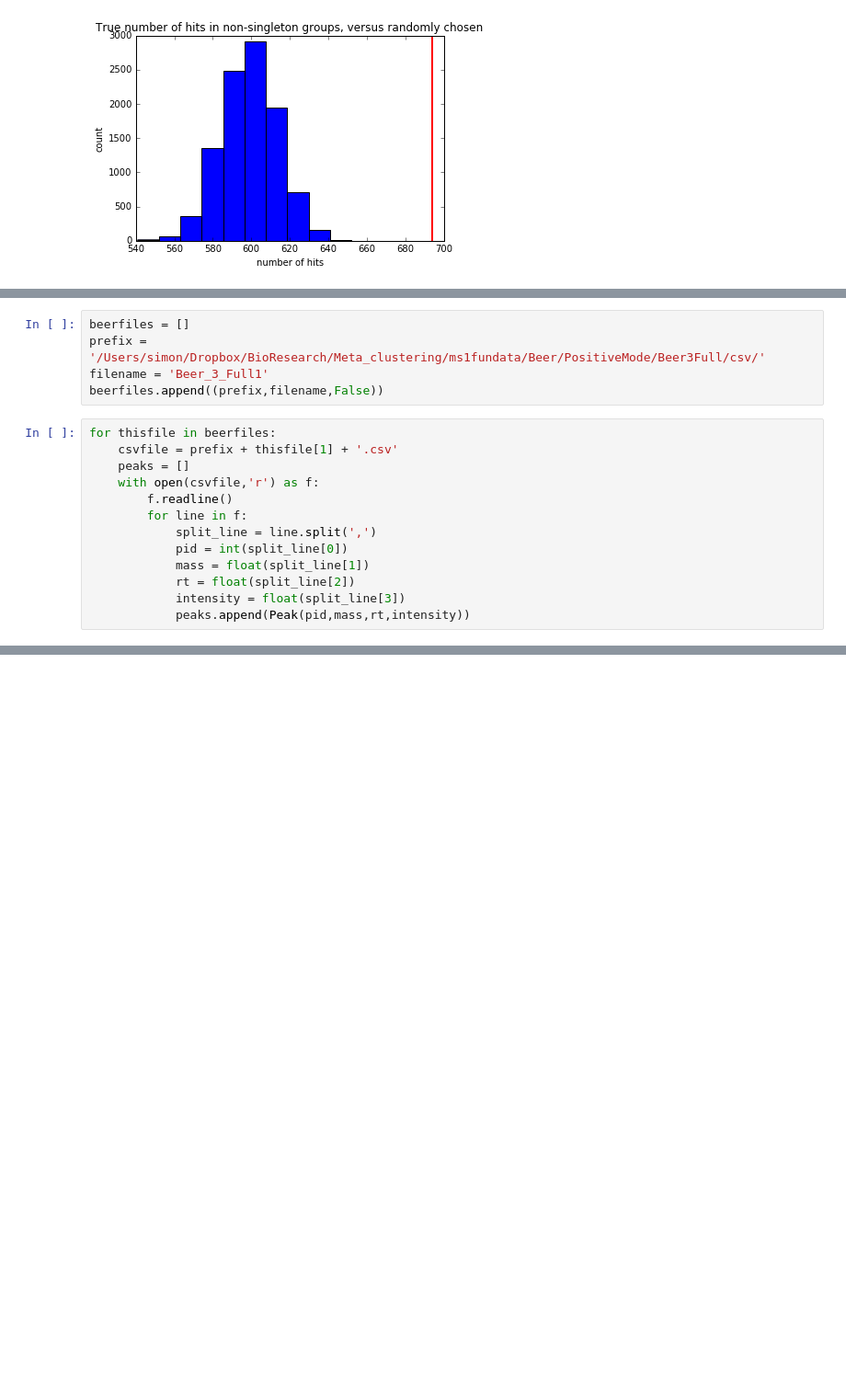
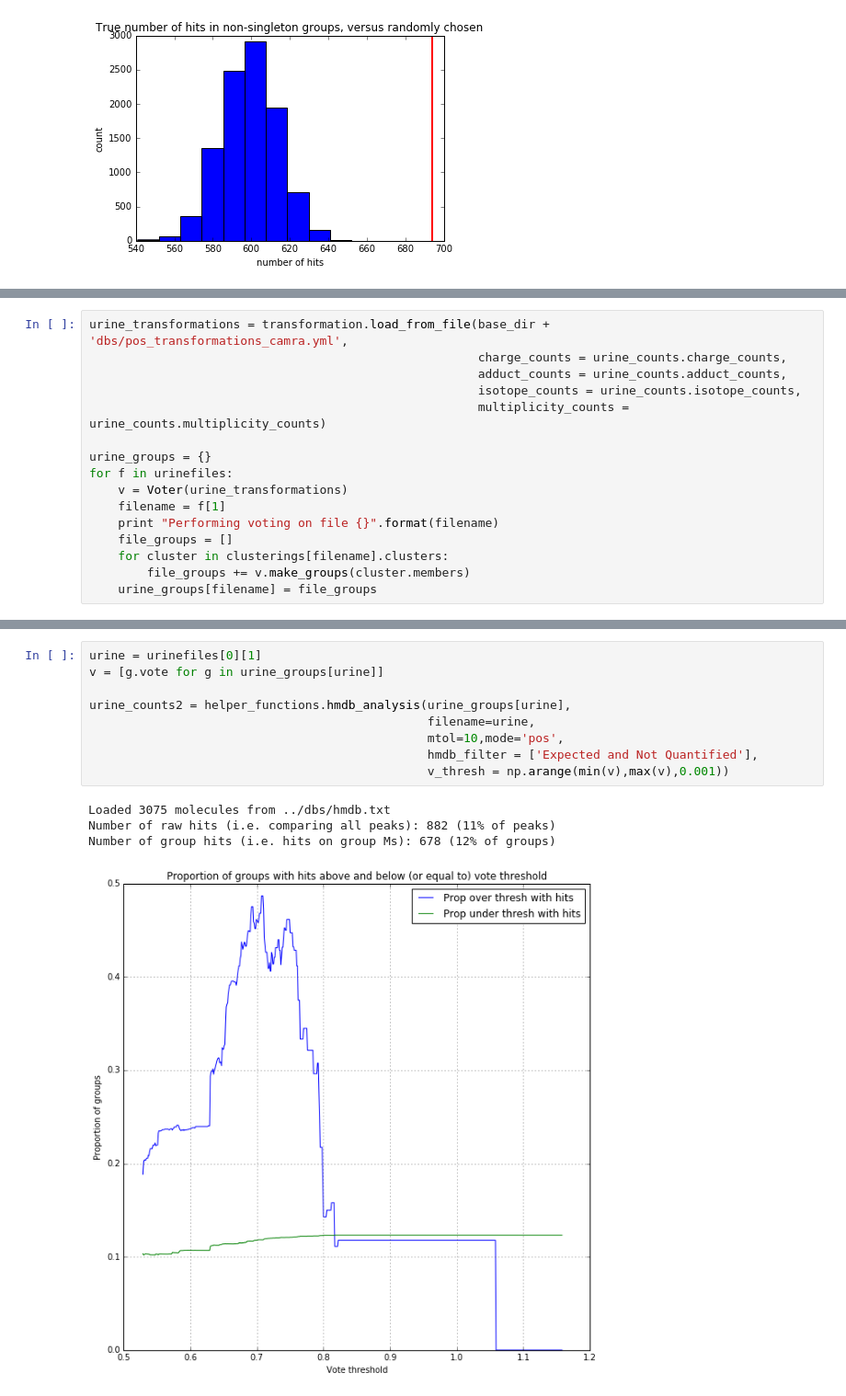
Before and after one commit to sdrogers/ms1fun, a Jupyter notebook: notebooks/reverse_script.ipynb, the cells around one changed output, grey strips where cells are left out. Shown: that part at 92% size. Cells and saved outputs as stored; diff of their text form; blank space fills up the shorter version.

```diff
--- a/notebooks/reverse_script.ipynb
+++ b/notebooks/reverse_script.ipynb
@@ -404,18 +424,0 @@ Test for glutamine in beer
-# %%
-beerfiles = []
-prefix = '/Users/simon/Dropbox/BioResearch/Meta_clustering/ms1fundata/Beer/PositiveMode/Beer3Full/csv/'
-filename = 'Beer_3_Full1'
-beerfiles.append((prefix,filename,False))
-# %%
-for thisfile in beerfiles:
-    csvfile = prefix + thisfile[1] + '.csv'
-    peaks = []
-    with open(csvfile,'r') as f:
-        f.readline()
-        for line in f:
-            split_line = line.split(',')
-            pid = int(split_line[0])
-            mass = float(split_line[1])
-            rt = float(split_line[2])
-            intensity = float(split_line[3])
-            peaks.append(Peak(pid,mass,rt,intensity))
@@ -467,0 +431,16 @@ for otherp in otherpeaks:
+# %%
+urine_transformations = transformation.load_from_file(base_dir + 'dbs/pos_transformations_camra.yml',
+                                                      charge_counts = urine_counts.charge_counts,
+                                                      adduct_counts = urine_counts.adduct_counts,
+                                                      isotope_counts = urine_counts.isotope_counts,
+                                                      multiplicity_counts = urine_counts.multiplicity_counts)
+
+urine_groups = {}
+for f in urinefiles:
+    v = Voter(urine_transformations)
+    filename = f[1]
+    print "Performing voting on file {}".format(filename)
+    file_groups = []
+    for cluster in clusterings[filename].clusters:
+        file_groups += v.make_groups(cluster.members)
+    urine_groups[filename] = file_groups
@@ -467,0 +465,14 @@ for otherp in otherpeaks:
+# %%
+urine = urinefiles[0][1]
+v = [g.vote for g in urine_groups[urine]]
+
+urine_counts2 = helper_functions.hmdb_analysis(urine_groups[urine],
+                                               filename=urine,
+                                               mtol=10,mode='pos',
+                                               hmdb_filter = ['Expected and Not Quantified'],
+                                               v_thresh = np.arange(min(v),max(v),0.001))
+# %% [output]
+Loaded 3075 molecules from ../dbs/hmdb.txt
+Number of raw hits (i.e. comparing all peaks): 882 (11% of peaks)
+Number of group hits (i.e. hits on group Ms): 678 (12% of groups)
+[figure, added]
```
Also changed, not shown: parts of 13 cells of this notebook, 11 other files.
